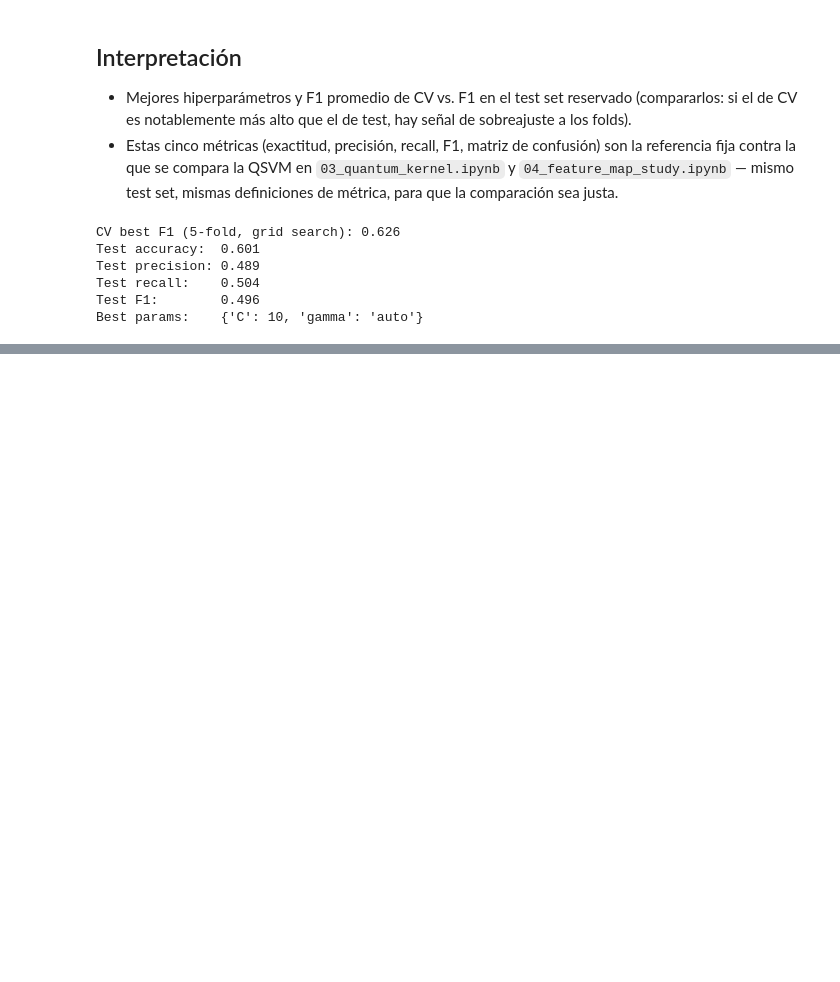
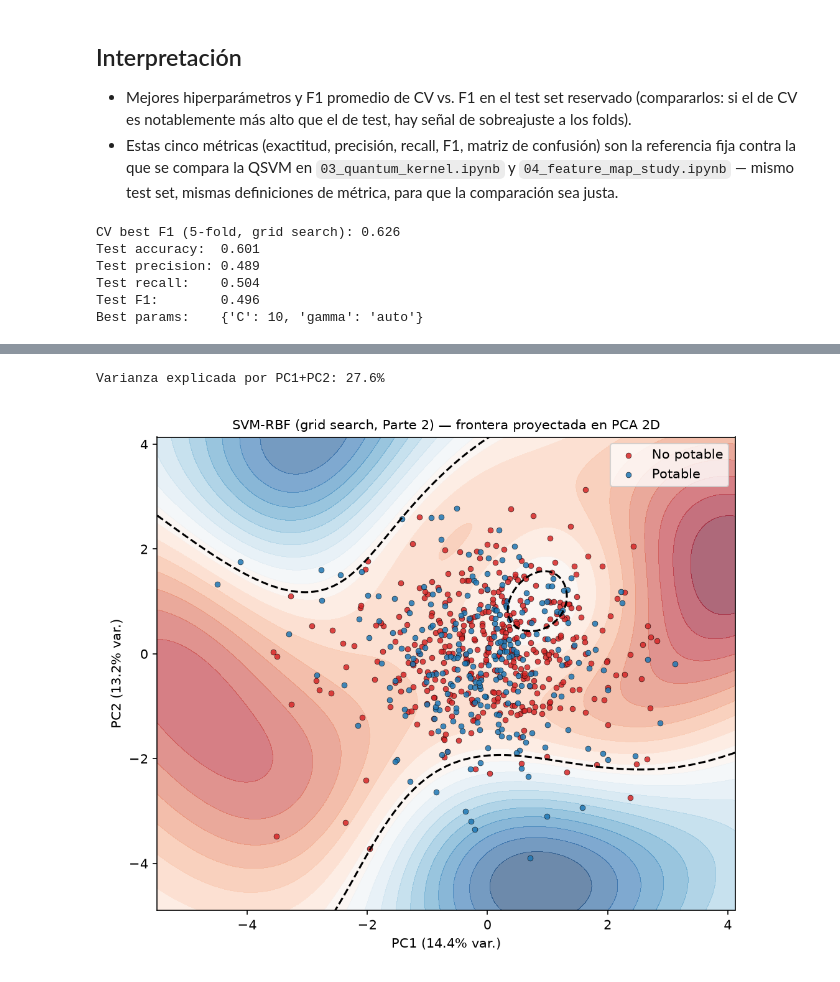
Before and after one commit to samcab28/Quantathon2026, a Jupyter notebook: notebooks/02_classical_baseline.ipynb, the cells around one changed output, grey strips where cells are left out. Cells and saved outputs as stored; diff of their text form; code cells hidden in the pictures; blank space fills up the shorter version.

```diff
--- a/notebooks/02_classical_baseline.ipynb
+++ b/notebooks/02_classical_baseline.ipynb
@@ -124,0 +195,14 @@ Best params:    {'C': 10, 'gamma': 'auto'}
+# %%
+from src.utils.plotting import plot_2d_decision_boundary
+
+grid_boundary_path = baseline.FIGURES_DIR / "fig_decision_boundary_grid_pca.png"
+explained_grid = plot_2d_decision_boundary(
+    best_model, X_test, y_test,
+    "SVM-RBF (grid search, Parte 2) — frontera proyectada en PCA 2D",
+    grid_boundary_path,
+)
+print(f"Varianza explicada por PC1+PC2: {explained_grid.sum():.1%}")
+display(Image(filename=str(grid_boundary_path)))
+# %% [output]
+Varianza explicada por PC1+PC2: 27.6%
+[figure, added]
```
Also changed, not shown: parts of 8 cells of this notebook, 18 other files.
